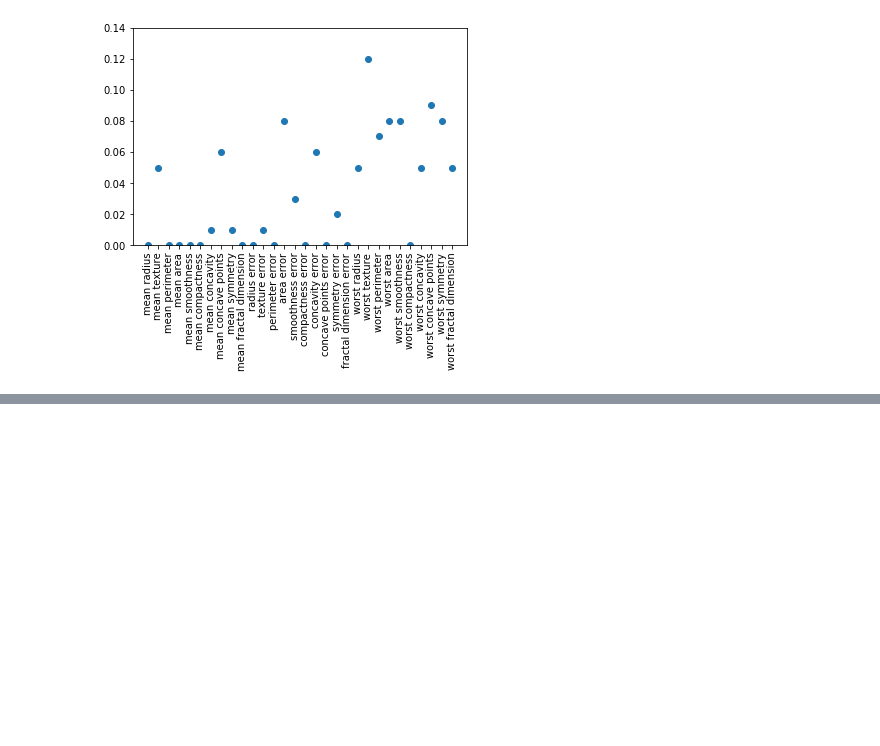
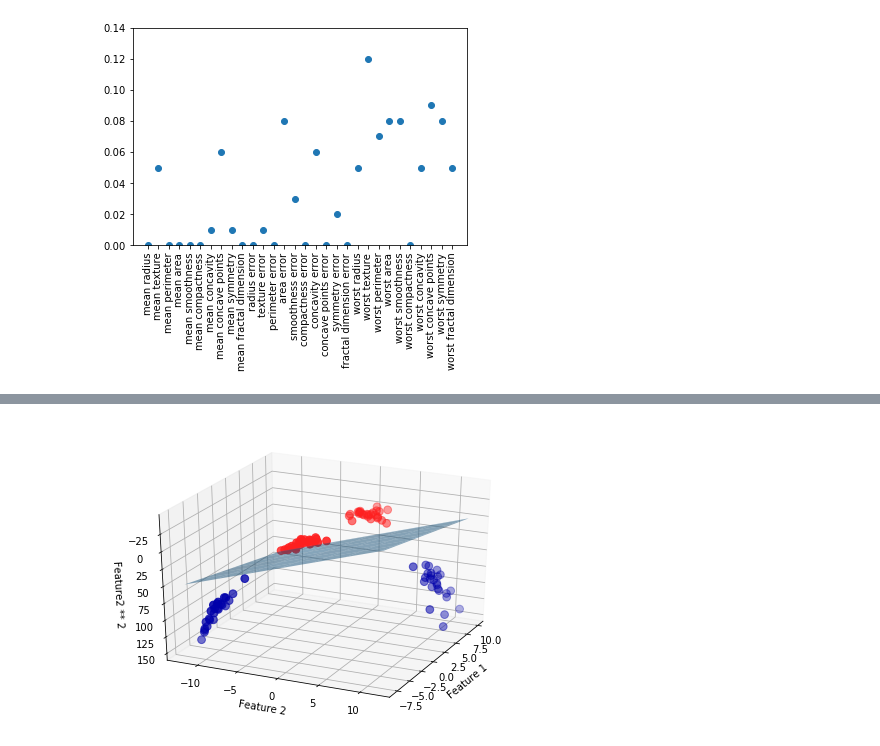
Before and after one commit to rodsveiga/ML_with_Python-Study_notes, a Jupyter notebook: Supervised_Learning.ipynb, the cells around one changed output, grey strips where cells are left out. Saved outputs shown, nothing was run; the diff lists cells and outputs as text; code cells hidden in the pictures; blank space fills up the shorter version.

```diff
--- a/Supervised_Learning.ipynb
+++ b/Supervised_Learning.ipynb
@@ -1296,0 +1365,43 @@ plt.show()
+# %%
+# in the new three-dimensional representation it is possible to separate the red and the
+# blue points using a linear model, which is represented by a plane in three dimensions.
+
+linear_svm_3d = LinearSVC().fit(X_new, y)
+coef, intercept = linear_svm_3d.coef_.ravel(), linear_svm_3d.intercept_
+
+# Show linear decision boundary.
+figure = plt.figure()
+ax = Axes3D(figure, elev=-152, azim=-25)
+xx = np.linspace(X_new[:, 0].min(), X_new[:, 0].max(), 50)
+yy = np.linspace(X_new[:, 1].min(), X_new[:, 1].max(), 50)
+
+XX, YY = np.meshgrid(xx, yy)
+# Hint: ax + by + cz + d= 0. The coefficient are a, b, c and the intercept is d.
+ZZ = -(coef[0]*XX + coef[1]*YY + intercept) / coef[2]
+
+ax.scatter(X_new[:, 0], X_new[:, 1], X_new[:, 2], c=y, cmap=mglearn.cm2, s=60)
+ax.plot_surface(XX, YY, ZZ, rstride=8, cstride=8, alpha=0.5)
+
+ax.set_xlabel("Feature 1")
+ax.set_ylabel("Feature 2")
+ax.set_zlabel("Feature2 ** 2")
+plt.show()
+
+# Make sure to take a look at the meshgrid documentation.
+
+# meshgrid(*xi, **kwargs)
+#    Return coordinate matrices from coordinate vectors.
+
+#    Make N-D coordinate arrays for vectorized evaluations of
+#    N-D scalar/vector fields over N-D grids, given
+#    one-dimensional coordinate arrays x1, x2,..., xn.
+
+# `meshgrid` is very useful to evaluate functions on a grid.
+
+#    >>> x = np.arange(-5, 5, 0.1)
+#    >>> y = np.arange(-5, 5, 0.1)
+#    >>> xx, yy = meshgrid(x, y, sparse=True)
+#    >>> z = np.sin(xx**2 + yy**2) / (xx**2 + yy**2)
+#    >>> h = plt.contourf(x,y,z)
+# %% [output]
+[figure, added]
```
Also changed, not shown: parts of 12 cells of this notebook.
